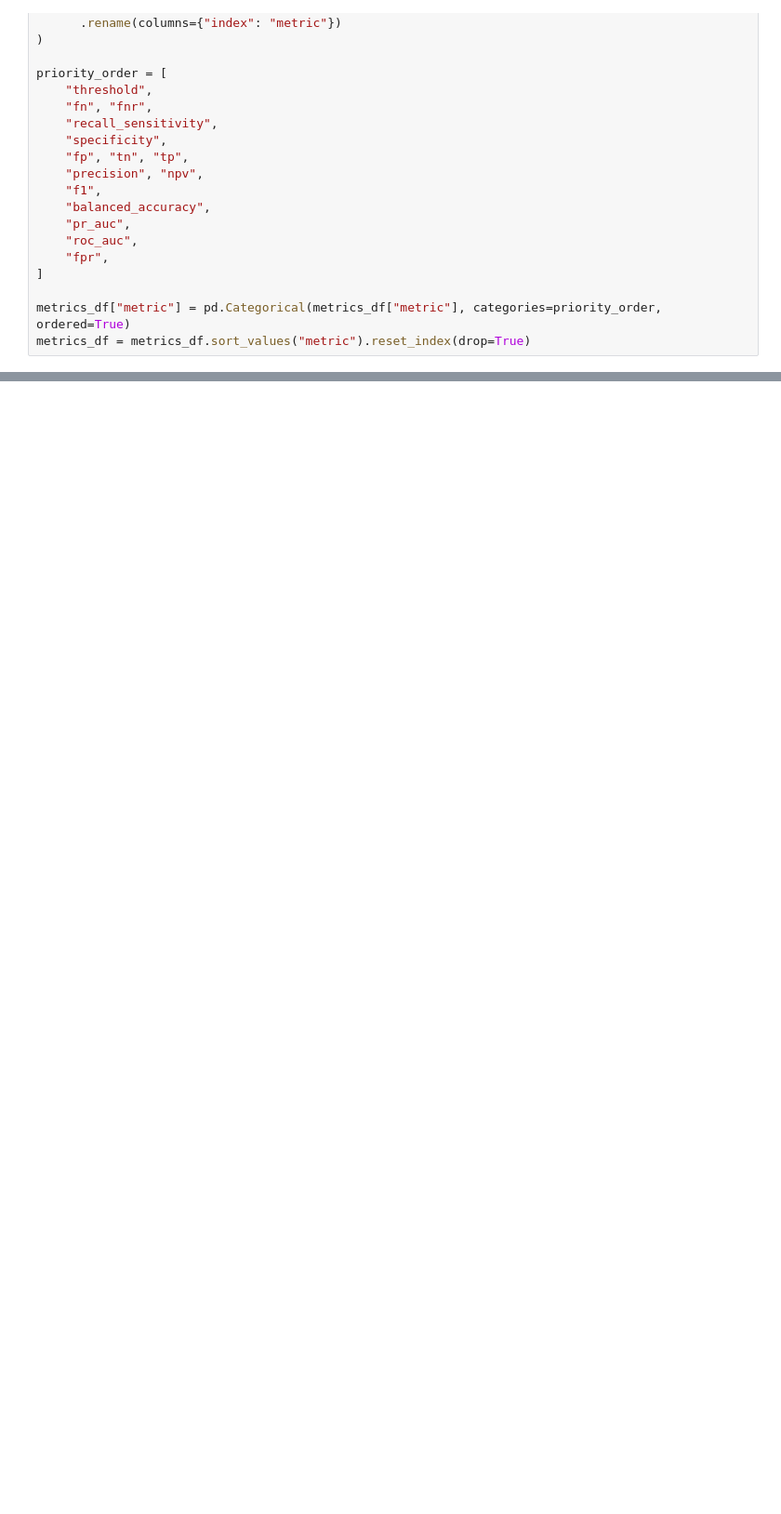
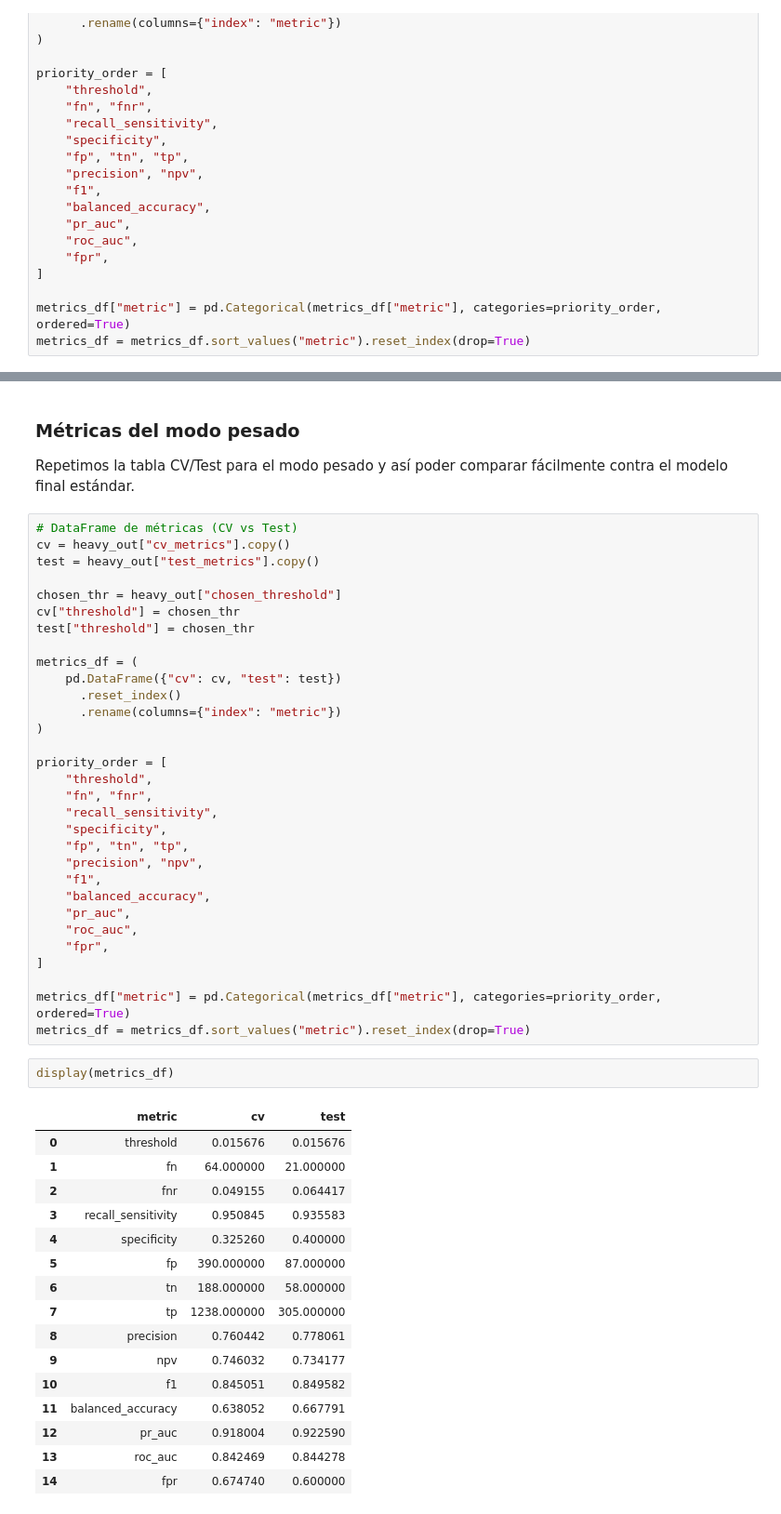
Before and after one commit to MisterMito/TFM, a Jupyter notebook: notebooks/3.0-ssic-binary-baselines.ipynb, the cells around one changed output, grey strips where cells are left out. Shown at 93% size. Cells and saved outputs as stored; diff of their text form; blank space fills up the shorter version.

Commit message:
Feat (notebook): Nuevos cambios en el notebook de entrenamiento de modelos binarios

```diff
--- a/notebooks/3.0-ssic-binary-baselines.ipynb
+++ b/notebooks/3.0-ssic-binary-baselines.ipynb
@@ -254,0 +426,53 @@ display(metrics_df)
+# %% [markdown]
+### Métricas del modo pesado
+Repetimos la tabla CV/Test para el modo pesado y así poder comparar fácilmente contra el modelo final estándar.
+# %%
+# DataFrame de métricas (CV vs Test)
+cv = heavy_out["cv_metrics"].copy()
+test = heavy_out["test_metrics"].copy()
+
+chosen_thr = heavy_out["chosen_threshold"]
+cv["threshold"] = chosen_thr
+test["threshold"] = chosen_thr
+
+metrics_df = (
+    pd.DataFrame({"cv": cv, "test": test})
+      .reset_index()
+      .rename(columns={"index": "metric"})
+)
+
+priority_order = [
+    "threshold",
+    "fn", "fnr",
+    "recall_sensitivity",
+    "specificity",
+    "fp", "tn", "tp",
+    "precision", "npv",
+    "f1",
+    "balanced_accuracy",
+    "pr_auc",
+    "roc_auc",
+    "fpr",
+]
+
+metrics_df["metric"] = pd.Categorical(metrics_df["metric"], categories=priority_order, ordered=True)
+metrics_df = metrics_df.sort_values("metric").reset_index(drop=True)
+# %%
+display(metrics_df)
+# %% [output]
+|  | metric | cv | test |
+| 0 | threshold | 0.015676 | 0.015676 |
+| 1 | fn | 64.000000 | 21.000000 |
+| 2 | fnr | 0.049155 | 0.064417 |
+| 3 | recall_sensitivity | 0.950845 | 0.935583 |
+| 4 | specificity | 0.325260 | 0.400000 |
+| 5 | fp | 390.000000 | 87.000000 |
+| 6 | tn | 188.000000 | 58.000000 |
+| 7 | tp | 1238.000000 | 305.000000 |
+| 8 | precision | 0.760442 | 0.778061 |
+| 9 | npv | 0.746032 | 0.734177 |
+| 10 | f1 | 0.845051 | 0.849582 |
+| 11 | balanced_accuracy | 0.638052 | 0.667791 |
+| 12 | pr_auc | 0.918004 | 0.922590 |
+| 13 | roc_auc | 0.842469 | 0.844278 |
+| 14 | fpr | 0.674740 | 0.600000 |
```
Also changed, not shown: parts of 20 cells of this notebook.
